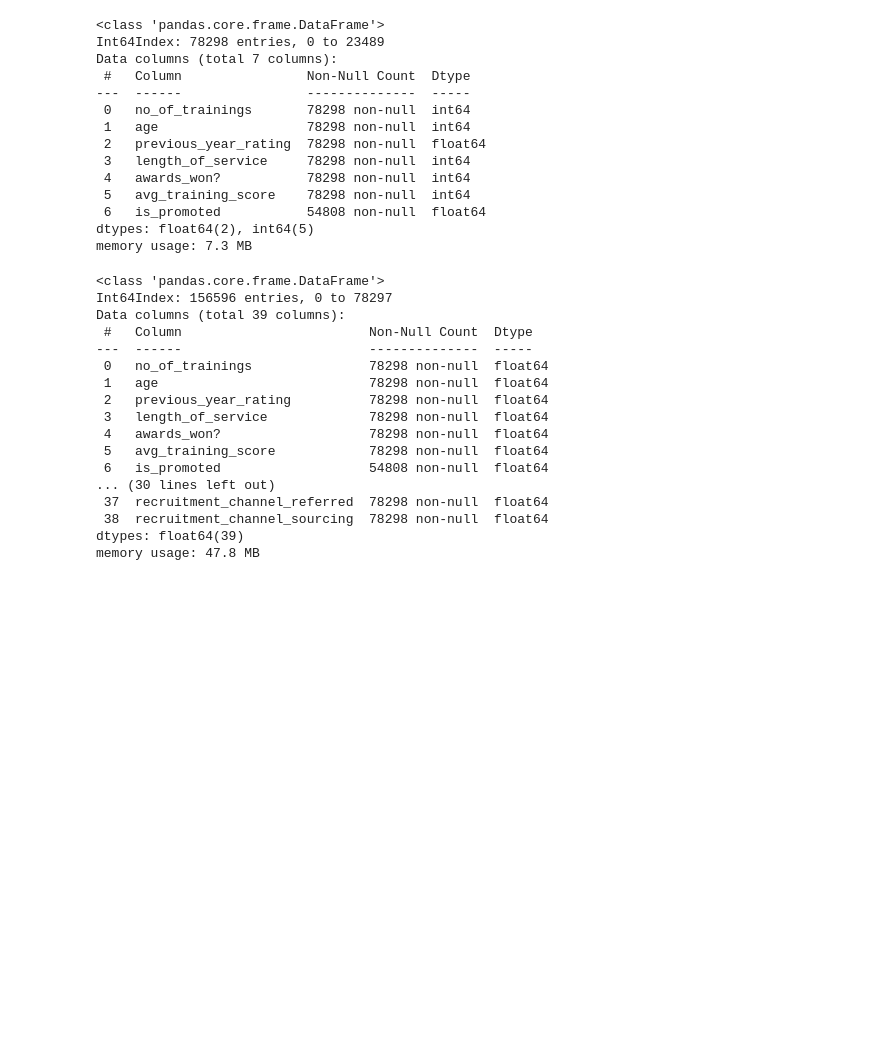
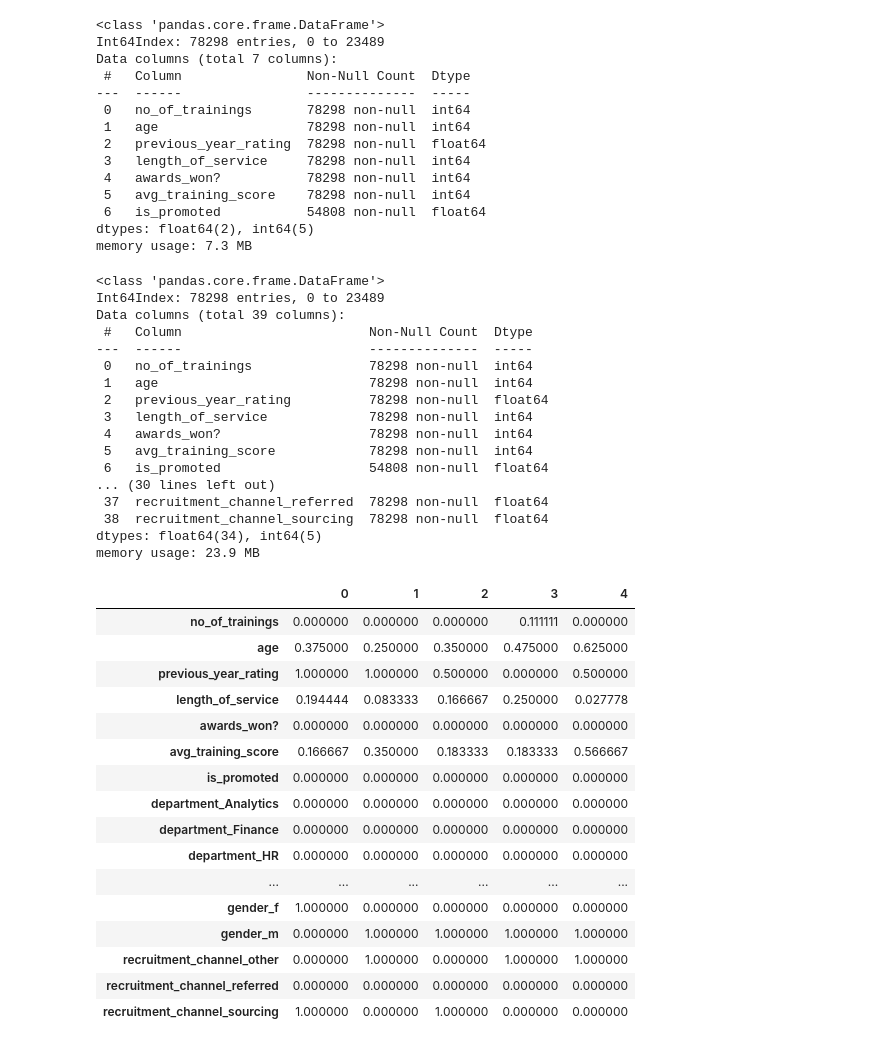
Before and after one commit to raquelcreis/hr_analytics, a Jupyter notebook: notebook.ipynb, the cells around one changed output. Saved outputs shown, nothing was run; the diff lists cells and outputs as text; code cells hidden in the pictures; blank space fills up the shorter version.

```diff
--- a/notebook.ipynb
+++ b/notebook.ipynb
@@ -291,23 +299,46 @@ dtypes: float64(2), int64(5)
 memory usage: 7.3 MB
 # %%
 #concat dfs
-df = pd.concat([df,ohe_df])
+df = pd.concat([df,ohe_df],axis=1,join='inner')
 df.info()
 # %% [output]
 <class 'pandas.core.frame.DataFrame'>
-Int64Index: 156596 entries, 0 to 78297
+Int64Index: 78298 entries, 0 to 23489
 Data columns (total 39 columns):
  #   Column                        Non-Null Count  Dtype
 ---  ------                        --------------  -----
- 0   no_of_trainings               78298 non-null  float64
- 1   age                           78298 non-null  float64
+ 0   no_of_trainings               78298 non-null  int64
+ 1   age                           78298 non-null  int64
  2   previous_year_rating          78298 non-null  float64
- 3   length_of_service             78298 non-null  float64
- 4   awards_won?                   78298 non-null  float64
- 5   avg_training_score            78298 non-null  float64
+ 3   length_of_service             78298 non-null  int64
+ 4   awards_won?                   78298 non-null  int64
+ 5   avg_training_score            78298 non-null  int64
  6   is_promoted                   54808 non-null  float64
 ... (30 lines left out)
  37  recruitment_channel_referred  78298 non-null  float64
  38  recruitment_channel_sourcing  78298 non-null  float64
-dtypes: float64(39)
-memory usage: 47.8 MB
+dtypes: float64(34), int64(5)
+memory usage: 23.9 MB
+# %%
+from sklearn.preprocessing import MinMaxScaler
+scaler = MinMaxScaler()
+df[['no_of_trainings','age','previous_year_rating','length_of_service','awards_won?','avg_training_score']] = scaler.fit_transform(df[['no_of_trainings','age','previous_year_rating','length_of_service','awards_won?','avg_training_score']])
+df.head().T
+# %% [output]
+|  | 0 | 1 | 2 | 3 | 4 |
+| no_of_trainings | 0.000000 | 0.000000 | 0.000000 | 0.111111 | 0.000000 |
+| age | 0.375000 | 0.250000 | 0.350000 | 0.475000 | 0.625000 |
+| previous_year_rating | 1.000000 | 1.000000 | 0.500000 | 0.000000 | 0.500000 |
+| length_of_service | 0.194444 | 0.083333 | 0.166667 | 0.250000 | 0.027778 |
+| awards_won? | 0.000000 | 0.000000 | 0.000000 | 0.000000 | 0.000000 |
+| avg_training_score | 0.166667 | 0.350000 | 0.183333 | 0.183333 | 0.566667 |
+| is_promoted | 0.000000 | 0.000000 | 0.000000 | 0.000000 | 0.000000 |
+| department_Analytics | 0.000000 | 0.000000 | 0.000000 | 0.000000 | 0.000000 |
+| department_Finance | 0.000000 | 0.000000 | 0.000000 | 0.000000 | 0.000000 |
+| department_HR | 0.000000 | 0.000000 | 0.000000 | 0.000000 | 0.000000 |
+| ... | ... | ... | ... | ... | ... |
+| gender_f | 1.000000 | 0.000000 | 0.000000 | 0.000000 | 0.000000 |
+| gender_m | 0.000000 | 1.000000 | 1.000000 | 1.000000 | 1.000000 |
+| recruitment_channel_other | 0.000000 | 1.000000 | 0.000000 | 1.000000 | 1.000000 |
+| recruitment_channel_referred | 0.000000 | 0.000000 | 0.000000 | 0.000000 | 0.000000 |
+| recruitment_channel_sourcing | 1.000000 | 0.000000 | 1.000000 | 0.000000 | 0.000000 |
```
Also changed, not shown: parts of 5 cells of this notebook.
